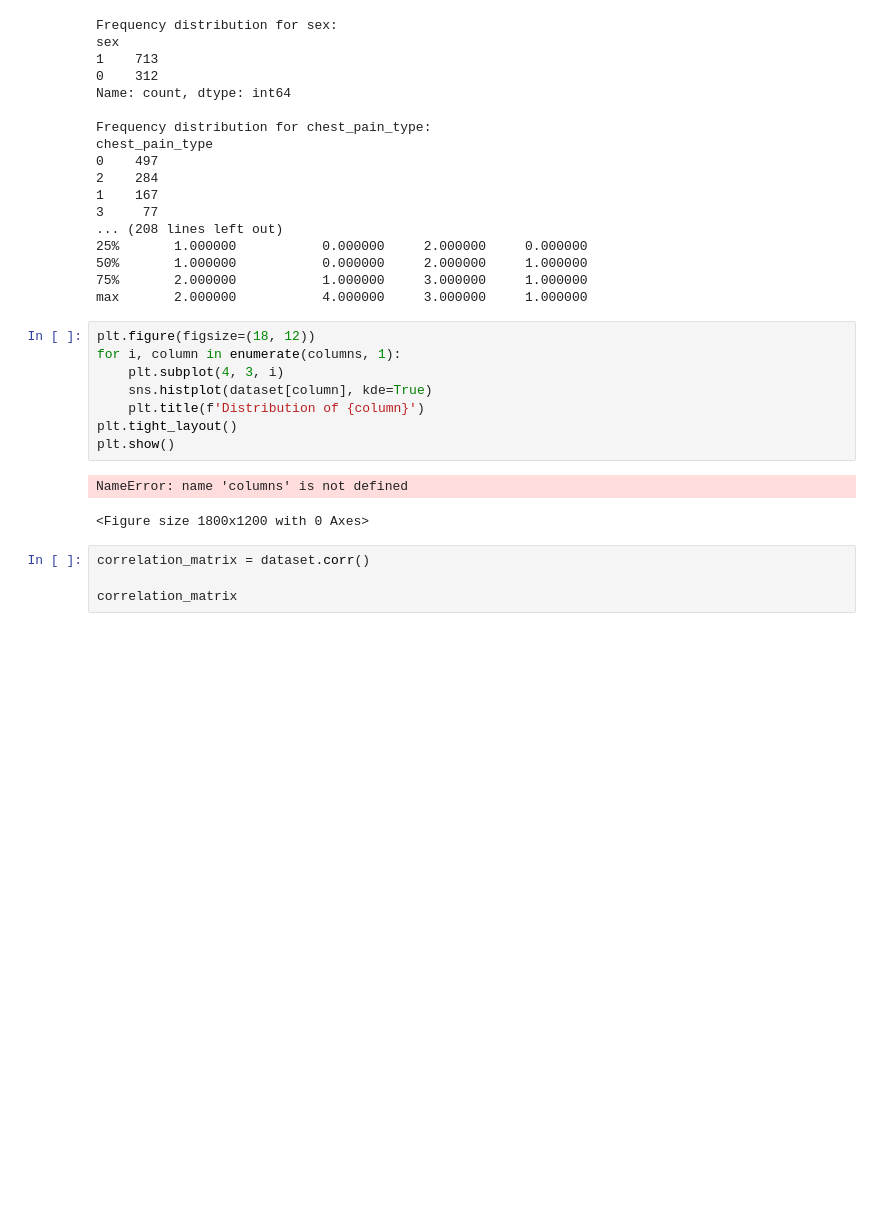
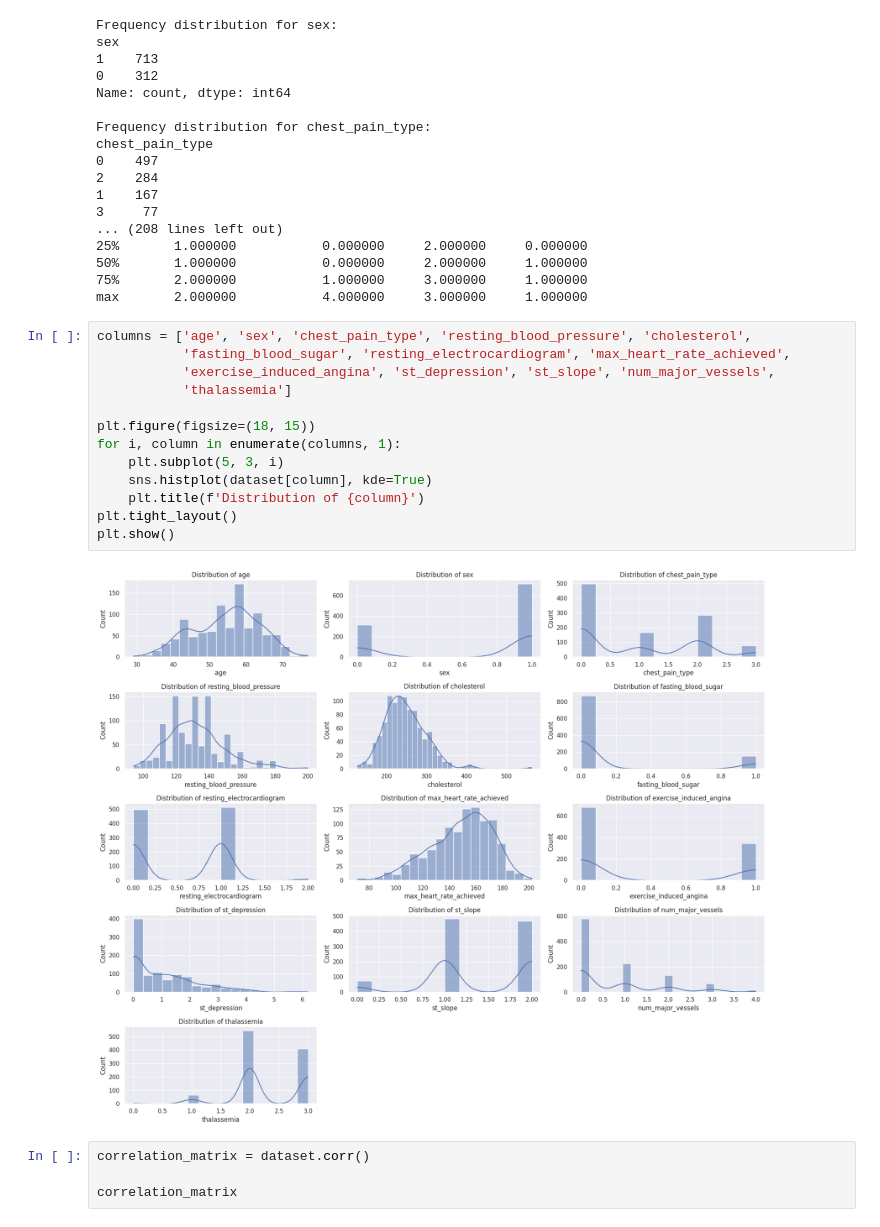
Before and after one commit to raushankumar311/heart-disease-detection, a Jupyter notebook: colabo/UploadFiles.ipynb, the cells around one changed output. Drawn from its saved outputs; the diff is of its cells as text; blank space fills up the shorter version.

```diff
--- a/colabo/UploadFiles.ipynb
+++ b/colabo/UploadFiles.ipynb
@@ -217,16 +217,20 @@ chest_pain_type
 75%       2.000000           1.000000     3.000000     1.000000
 max       2.000000           4.000000     3.000000     1.000000
 # %%
-plt.figure(figsize=(18, 12))
+columns = ['age', 'sex', 'chest_pain_type', 'resting_blood_pressure', 'cholesterol',
+           'fasting_blood_sugar', 'resting_electrocardiogram', 'max_heart_rate_achieved',
+           'exercise_induced_angina', 'st_depression', 'st_slope', 'num_major_vessels',
+           'thalassemia']
+
+plt.figure(figsize=(18, 15))
 for i, column in enumerate(columns, 1):
-    plt.subplot(4, 3, i)
+    plt.subplot(5, 3, i)
     sns.histplot(dataset[column], kde=True)
     plt.title(f'Distribution of {column}')
 plt.tight_layout()
 plt.show()
 # %% [output]
-NameError: name 'columns' is not defined
-<Figure size 1800x1200 with 0 Axes>
+[figure, added]
 # %%
 correlation_matrix = dataset.corr()
 
```
